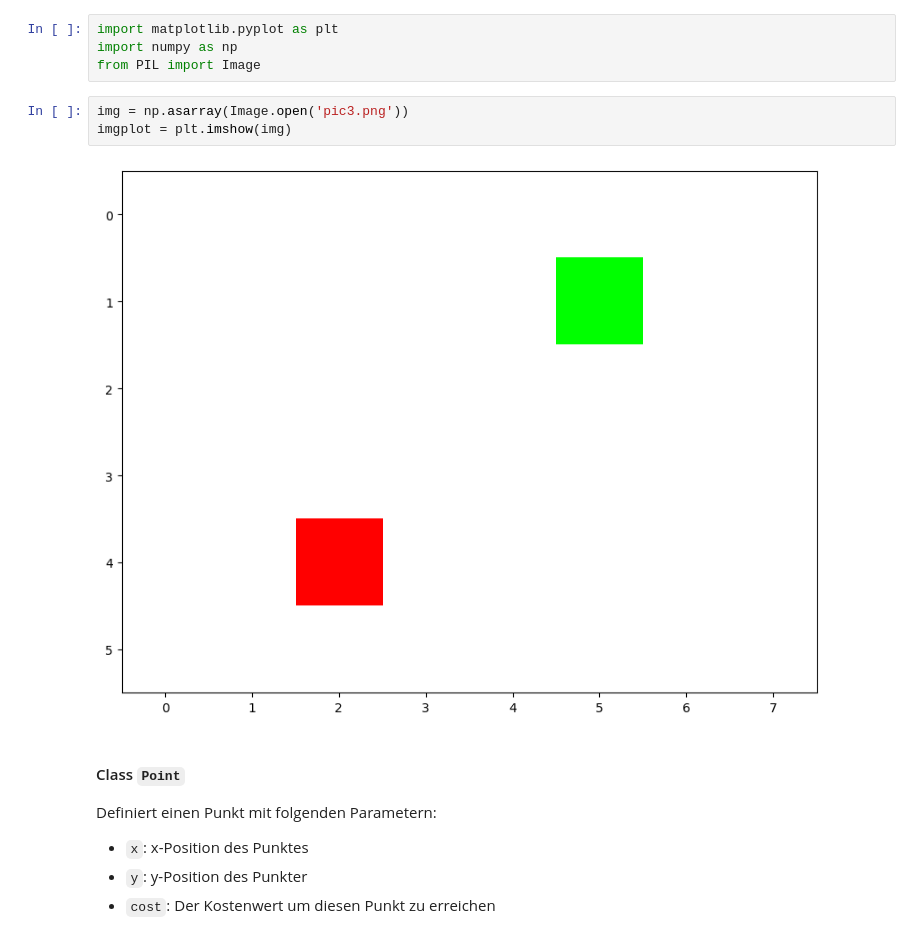
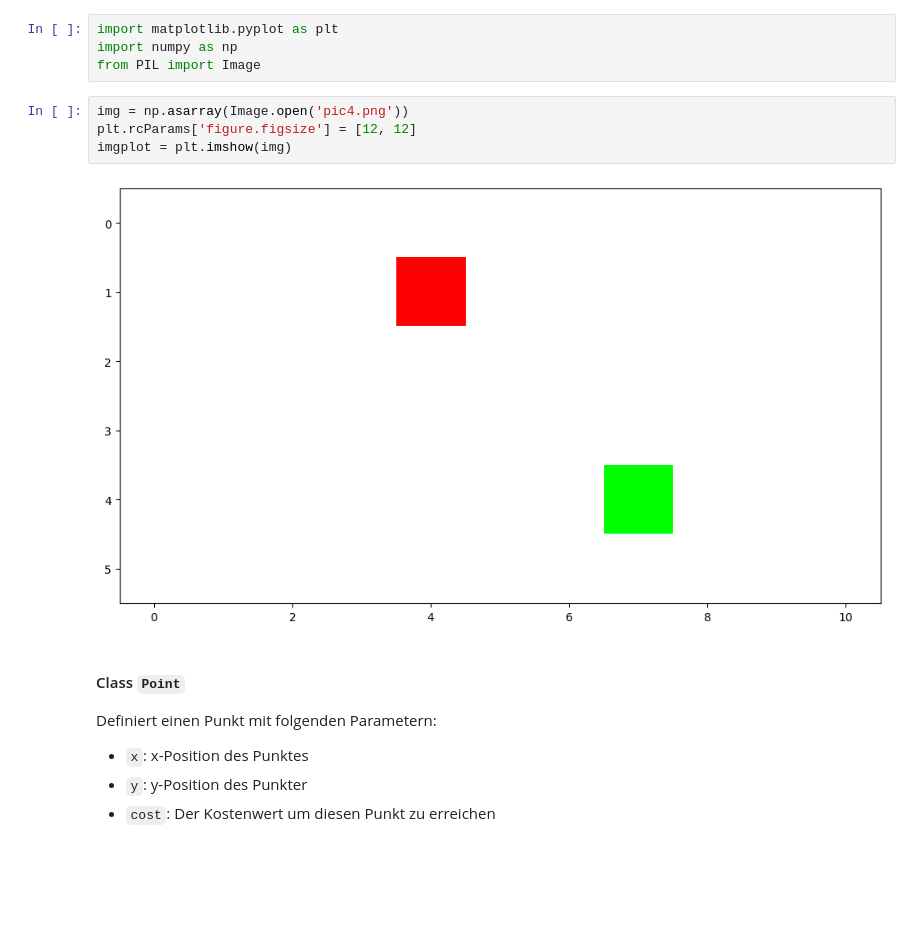
Before and after one commit to lukzimmermann/Algorithms, a Jupyter notebook: SearchBase/SearchBase.ipynb, the cells around one changed output. Drawn from its saved outputs; the diff is of its cells as text; blank space fills up the shorter version.

```diff
--- a/SearchBase/SearchBase.ipynb
+++ b/SearchBase/SearchBase.ipynb
@@ -3,10 +3,11 @@ import matplotlib.pyplot as plt
 import numpy as np
 from PIL import Image
 # %%
-img = np.asarray(Image.open('pic3.png'))
+img = np.asarray(Image.open('pic4.png'))
+plt.rcParams['figure.figsize'] = [12, 12]
 imgplot = plt.imshow(img)
 # %% [output]
-[figure, old version]
+[figure, new version]
 # %% [markdown]
 #### Class `Point`
 Definiert einen Punkt mit folgenden Parametern:
```
Also changed, not shown: parts of 6 cells of this notebook, 1 other file.
